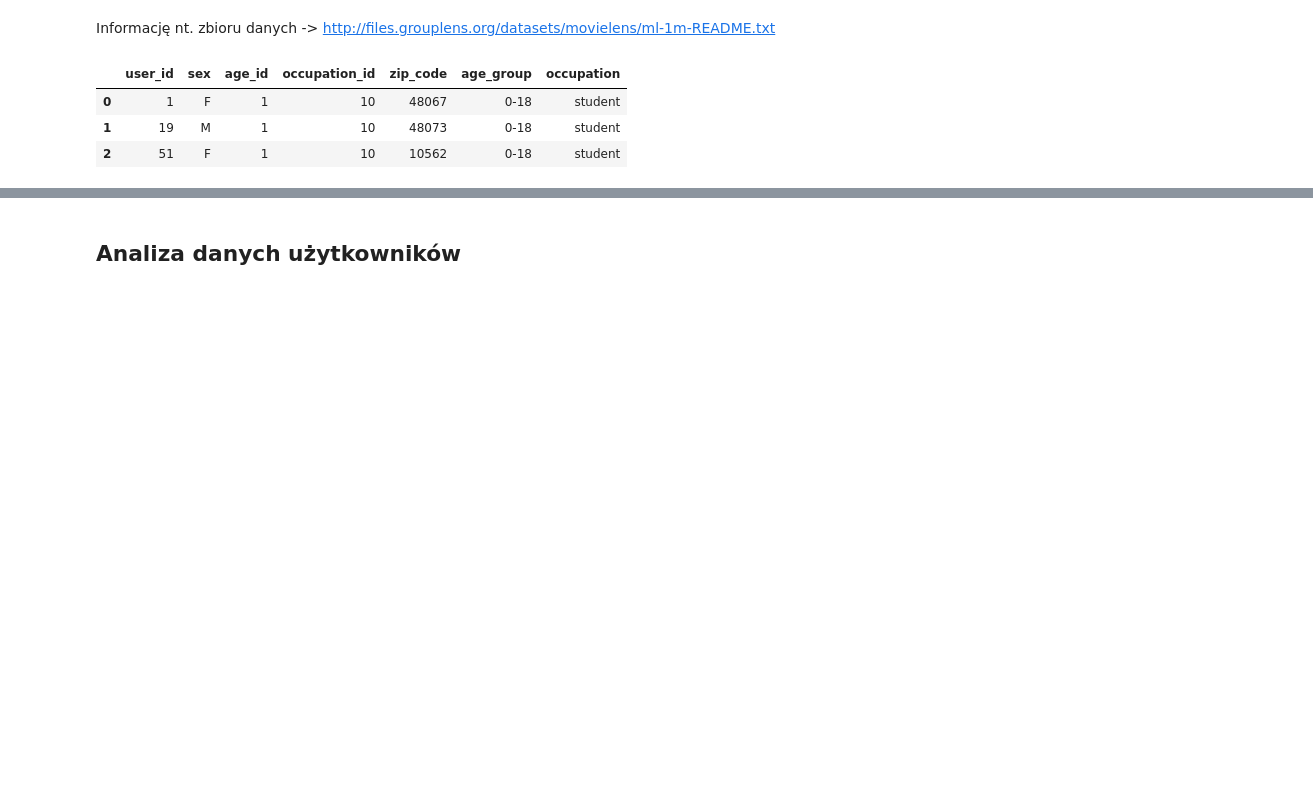
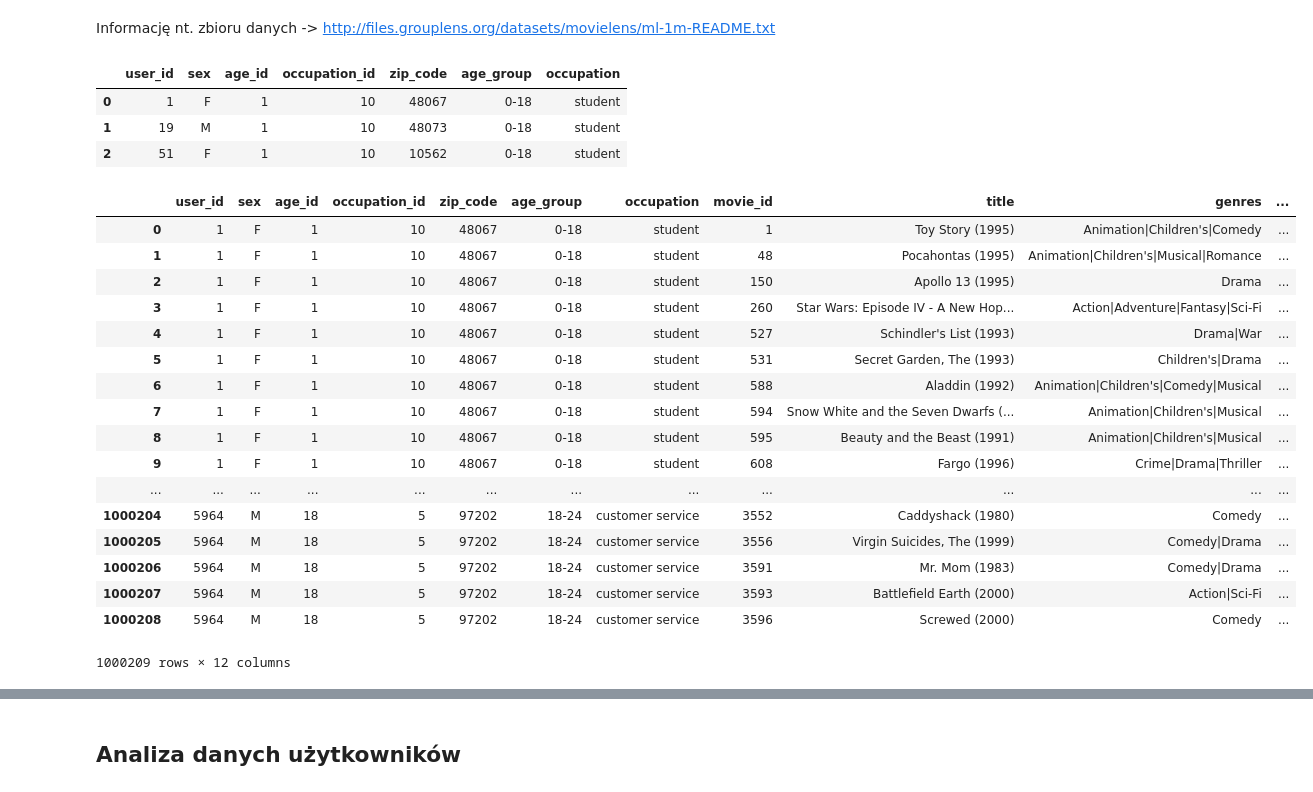
Before and after one commit to ksiazekm/movielens-analysis, a Jupyter notebook: playground/1M-Analysis.ipynb, the cells around one changed output, grey strips where cells are left out. Saved outputs shown, nothing was run; the diff lists cells and outputs as text; code cells hidden in the pictures; blank space fills up the shorter version.

```diff
--- a/playground/1M-Analysis.ipynb
+++ b/playground/1M-Analysis.ipynb
@@ -45,3 +45,23 @@ users.head(3)
 # %%
 movie_ratings = pd.merge(movies_data, ratings_data)
 movielens = pd.merge(users, movie_ratings)
+movielens
+# %% [output]
+|  | user_id | sex | age_id | occupation_id | zip_code | age_group | occupation | movie_id | title | genres | ... |
+| 0 | 1 | F | 1 | 10 | 48067 | 0-18 | student | 1 | Toy Story (1995) | Animation|Children's|Comedy | ... |
+| 1 | 1 | F | 1 | 10 | 48067 | 0-18 | student | 48 | Pocahontas (1995) | Animation|Children's|Musical|Romance | ... |
+| 2 | 1 | F | 1 | 10 | 48067 | 0-18 | student | 150 | Apollo 13 (1995) | Drama | ... |
+| 3 | 1 | F | 1 | 10 | 48067 | 0-18 | student | 260 | Star Wars: Episode IV - A New Hop... | Action|Adventure|Fantasy|Sci-Fi | ... |
+| 4 | 1 | F | 1 | 10 | 48067 | 0-18 | student | 527 | Schindler's List (1993) | Drama|War | ... |
+| 5 | 1 | F | 1 | 10 | 48067 | 0-18 | student | 531 | Secret Garden, The (1993) | Children's|Drama | ... |
+| 6 | 1 | F | 1 | 10 | 48067 | 0-18 | student | 588 | Aladdin (1992) | Animation|Children's|Comedy|Musical | ... |
+| 7 | 1 | F | 1 | 10 | 48067 | 0-18 | student | 594 | Snow White and the Seven Dwarfs (... | Animation|Children's|Musical | ... |
+| 8 | 1 | F | 1 | 10 | 48067 | 0-18 | student | 595 | Beauty and the Beast (1991) | Animation|Children's|Musical | ... |
+| 9 | 1 | F | 1 | 10 | 48067 | 0-18 | student | 608 | Fargo (1996) | Crime|Drama|Thriller | ... |
+| ... | ... | ... | ... | ... | ... | ... | ... | ... | ... | ... | ... |
+| 1000204 | 5964 | M | 18 | 5 | 97202 | 18-24 | customer service | 3552 | Caddyshack (1980) | Comedy | ... |
+| 1000205 | 5964 | M | 18 | 5 | 97202 | 18-24 | customer service | 3556 | Virgin Suicides, The (1999) | Comedy|Drama | ... |
+| 1000206 | 5964 | M | 18 | 5 | 97202 | 18-24 | customer service | 3591 | Mr. Mom (1983) | Comedy|Drama | ... |
+| 1000207 | 5964 | M | 18 | 5 | 97202 | 18-24 | customer service | 3593 | Battlefield Earth (2000) | Action|Sci-Fi | ... |
+| 1000208 | 5964 | M | 18 | 5 | 97202 | 18-24 | customer service | 3596 | Screwed (2000) | Comedy | ... |
+1000209 rows × 12 columns
```
Also changed, not shown: parts of 6 cells of this notebook, 1 other file.
